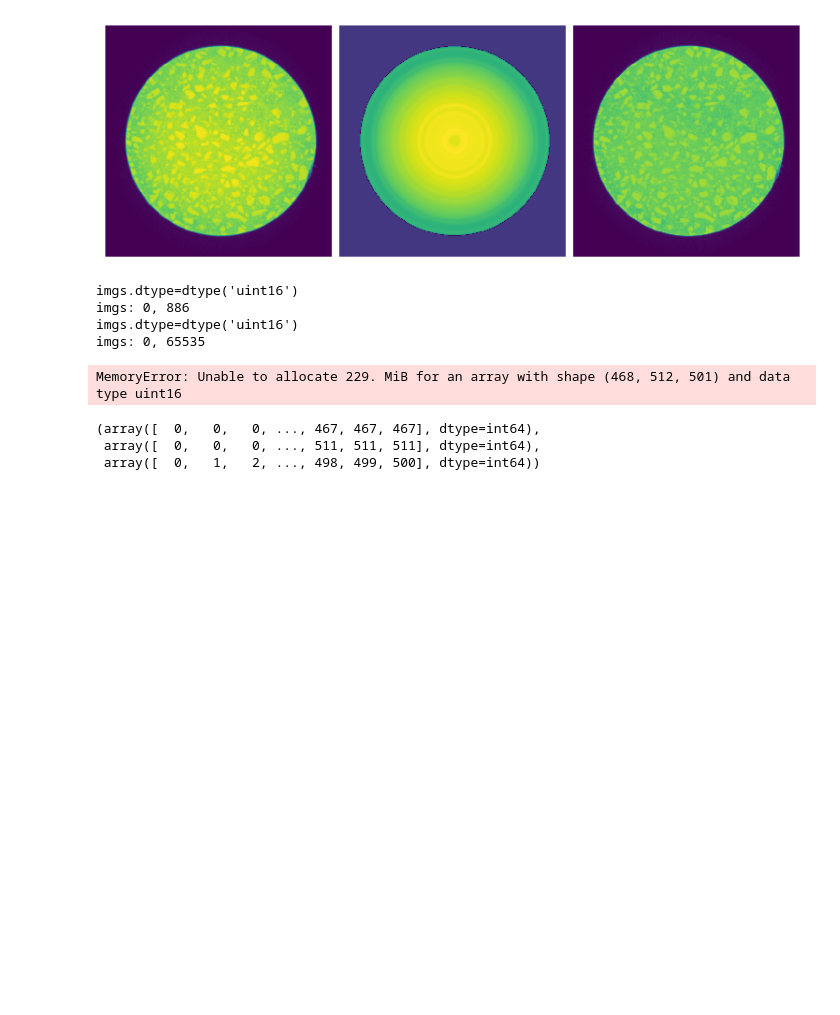
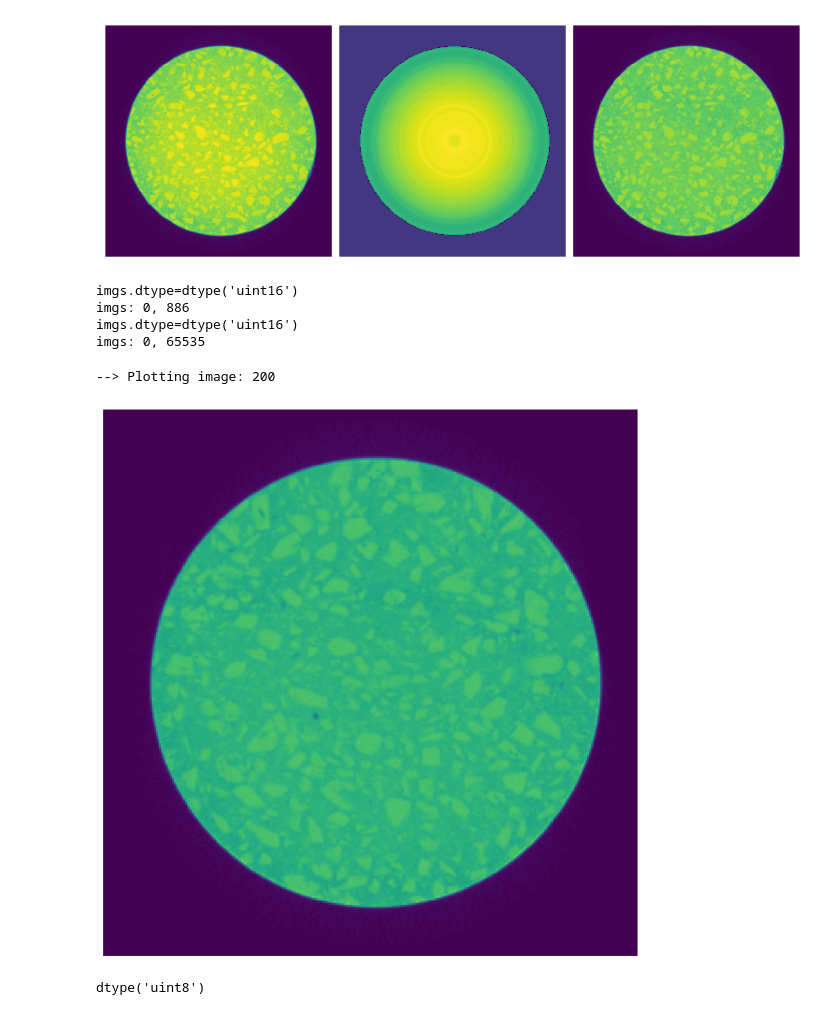
Before and after one commit to GusBusDraws/mhe-analysis, a Jupyter notebook: nbs/46-add-radial-filter.ipynb, the cells around one changed output. Drawn from its saved outputs; the diff is of its cells as text; code cells hidden in the pictures; blank space fills up the shorter version.

Commit message:
Condense radial filter logic into a function

```diff
--- a/nbs/46-add-radial-filter.ipynb
+++ b/nbs/46-add-radial-filter.ipynb
@@ -313,24 +310,27 @@ imgs: 0, 886
 imgs.dtype=dtype('uint16')
 imgs: 0, 65535
 # %%
+# Calculate radial filter
+img_rad = util.img_as_uint(img_radial)
+img_rad[img_rad == 0] = np.median(img)
 # Apply radial filter
-total_med = filters.median(imgs)
+total_med = np.median(imgs)
 imgs_rad_filt = np.stack([
-    (imgs[i, ...] / img_radial * total_med).astype(np.uint16)
+    (imgs[i, ...] / img_rad * total_med).astype(np.uint16)
     for i in range(imgs.shape[0])
 ])
 # imgs = np.stack(imgs_rad_filt)
 # imgs_rad_filt = None
 fig, ax = view.vol_slices(imgs_rad_filt, slices=ui['slices'])
 fig_n += 1
 segment.output_checkpoints(
     fig, show=show_checkpoints, save_path=checkpoint_save_dir,
     fn_n=fig_n, fn_suffix='radial-filtered')
 # %% [output]
-MemoryError: Unable to allocate 229. MiB for an array with shape (468, 512, 501) and data type uint16
+--> Plotting image: 200
+[figure, added]
-# %%
-np.where(total_med==0)
-# %% [output]
-(array([  0,   0,   0, ..., 467, 467, 467], dtype=int64),
- array([  0,   0,   0, ..., 511, 511, 511], dtype=int64),
- array([  0,   1,   2, ..., 498, 499, 500], dtype=int64))
+# %%
+test = np.zeros((3,3), dtype=np.uint8)
+print(test.dtype)
+# %% [output]
+dtype('uint8')
```
Also changed, not shown: parts of 7 cells of this notebook, 1 other file.
